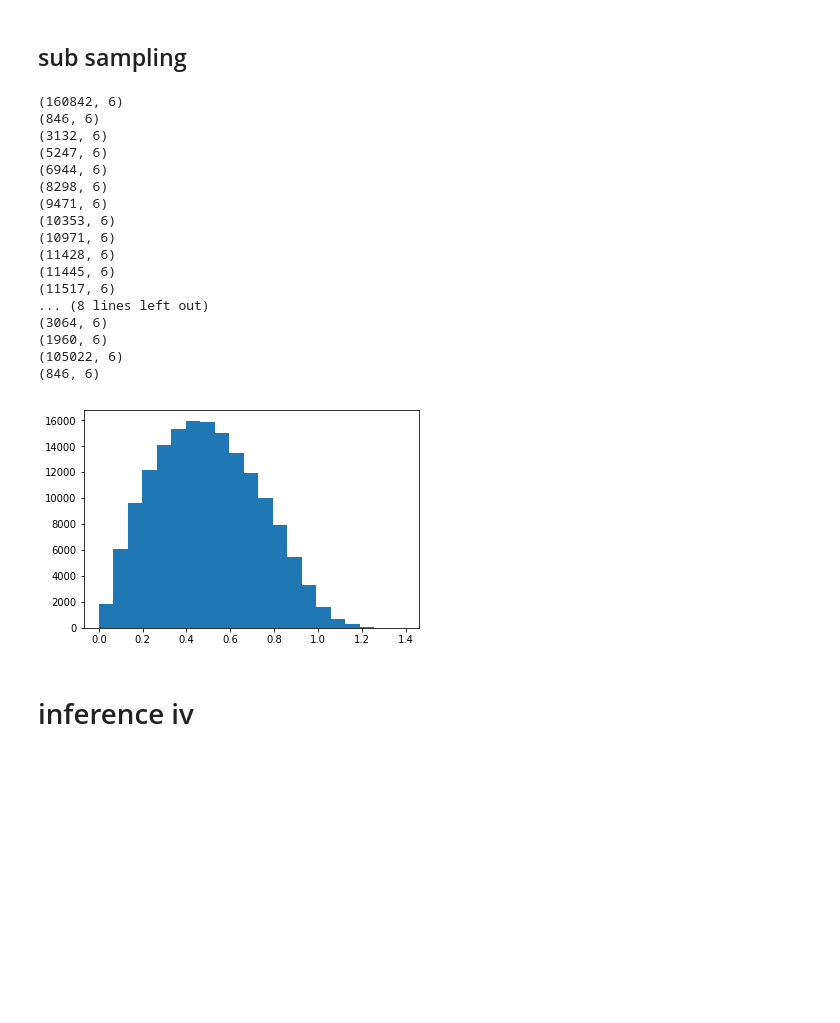
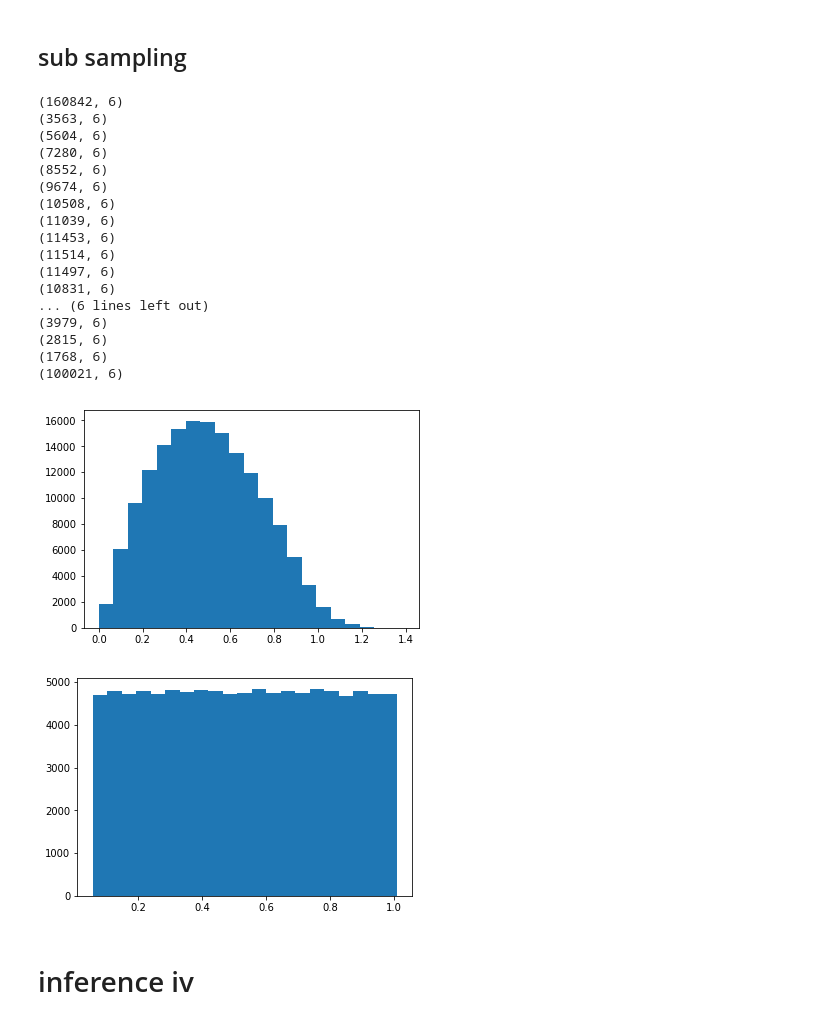
Before and after one commit to HTplex/probp.finalproject, a Jupyter notebook: 2.0-H.ipynb, the cells around one changed output. Drawn from its saved outputs; the diff is of its cells as text; code cells hidden in the pictures; blank space fills up the shorter version.

```diff
--- a/2.0-H.ipynb
+++ b/2.0-H.ipynb
@@ -394,7 +394,7 @@ print(all_sky_xy_e1e2_r_p.shape)
 # for i np.arange(0,)
 l = all_sky_xy_e1e2_r_p[0].reshape(1,6)
 select = all_sky_xy_e1e2_r_p[:,4]<200/4200.
-for i in np.arange(0,4200,200):
+for i in np.arange(240,4200,200):
     select_low = all_sky_xy_e1e2_r_p[:,4]>(i/4200.)
     select_hi = all_sky_xy_e1e2_r_p[:,4]<(i+200)/4200.
     select = select_low & select_hi
@@ -407,7 +407,7 @@ for i in np.arange(0,4200,200):
     print(sample.shape)
 #test = all_sky_xy_e1e2_r_p[select]
 print(l.shape)
-print(test.shape)
+#print(test.shape)
 plt.hist(all_sky_glxy_halo_r.tolist(),21)
 plt.show()
 
@@ -416,23 +416,28 @@ all_sky_glxy_halo_r = l[:,4]
 all_sky_glxy_halo_p = l[:,5]
 # %% [output]
 (160842, 6)
-(846, 6)
-(3132, 6)
-(5247, 6)
-(6944, 6)
-(8298, 6)
-(9471, 6)
-(10353, 6)
-(10971, 6)
-(11428, 6)
-(11445, 6)
-(11517, 6)
-... (8 lines left out)
-(3064, 6)
-(1960, 6)
-(105022, 6)
-(846, 6)
+(3563, 6)
+(5604, 6)
+(7280, 6)
+(8552, 6)
+(9674, 6)
+(10508, 6)
+(11039, 6)
+(11453, 6)
+(11514, 6)
+(11497, 6)
+(10831, 6)
+... (6 lines left out)
+(3979, 6)
+(2815, 6)
+(1768, 6)
+(100021, 6)
 [figure]
+# %%
+plt.hist(l[:,4].tolist(),21)
+plt.show()
+# %% [output]
+[figure, added]
 # %%
 N = num_all_glxy
 in_data = tf.placeholder(tf.float32, [None, 4],name = "in")
```
Also changed, not shown: parts of 6 cells of this notebook, 1 other file.
